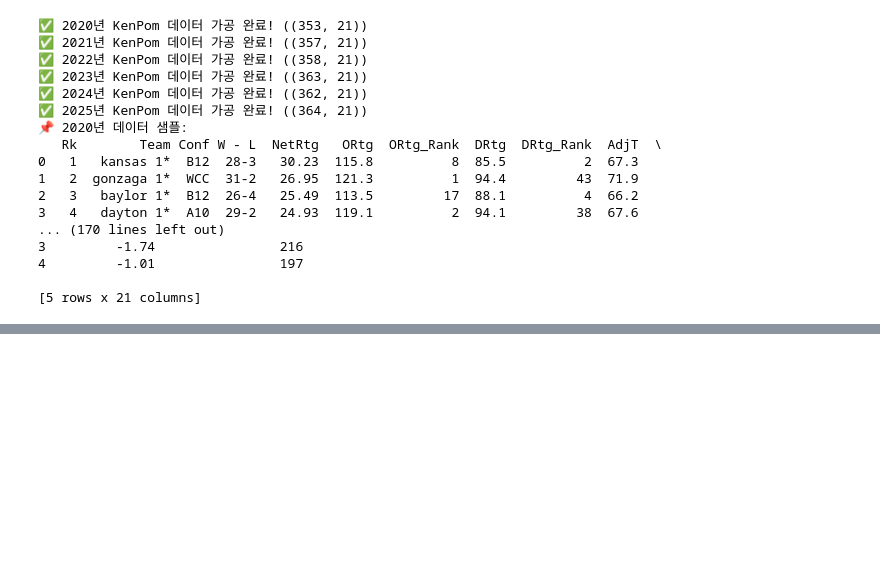
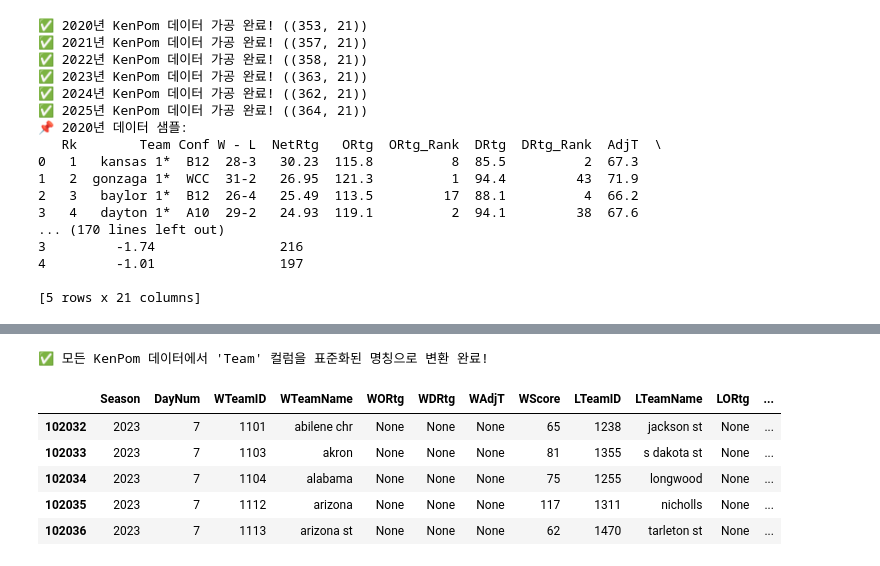
Before and after one commit to Sungi-Hwang/Kaggle, a Jupyter notebook: kaggle/Kaggle_basketball.ipynb, the cells around one changed output, grey strips where cells are left out. Saved outputs shown, nothing was run; the diff lists cells and outputs as text; code cells hidden in the pictures; blank space fills up the shorter version.

```diff
--- a/kaggle/Kaggle_basketball.ipynb
+++ b/kaggle/Kaggle_basketball.ipynb
@@ -340,7 +338,19 @@ selected_columns = [
 
 # ✅ 필요 없는 컬럼 제거 (selected_columns에 없는 컬럼 삭제)
 filtered_data = filtered_data[selected_columns]
+# 원하는 위치에 새로운 열 추가하기
 
+# WTeamName 옆에 WORtg, WDRtg, WAdjT 추가
+wteam_index = filtered_data.columns.get_loc("WTeamName") + 1  # WTeamName 다음 위치
+for col in ["WORtg", "WDRtg", "WAdjT"]:
+    filtered_data.insert(wteam_index, col, None)
+    wteam_index += 1
+
+# LTeamName 옆에 LORtg, LDRtg, LAdjT 추가
+lteam_index = filtered_data.columns.get_loc("LTeamName") + 1  # LTeamName 다음 위치
+for col in ["LORtg", "LDRtg", "LAdjT"]:
+    filtered_data.insert(lteam_index, col, None)
+    lteam_index += 1
 # ✅ 데이터 확인
 print("✅ 불필요한 컬럼 제거 완료!")
 print(filtered_data.head())
@@ -632,0 +608,51 @@ print("rqaq"
+# %%
+manual_mapping = {
+    # (1) 대표적인 NCAA 약어들
+    "byu": "brigham young",
+    "vcu": "virginia commonwealth",
+    "usc": "southern california",
+    "ucf": "central florida",
+    "lsu": "louisiana state",
+    "unlv": "nevada-las vegas",   # University of Nevada, Las Vegas
+    "uab": "alabama-birmingham", # University of Alabama at Birmingham
+    "csun": "california state-northridge",
+    "utep": "texas-el paso",     # University of Texas at El Paso
+    "utsa": "texas-san antonio", # University of Texas at San Antonio
+
+    # (2) 화면에서 잘못 매칭된 팀들 (약칭/줄임 → 표준 풀네임)
+    "siue": "southern illinois edwardsville",
+    "ut rio grande valley": "texas rio grande valley",   # University of Texas Rio Grande Valley
+    "umbc": "maryland-baltimore county",                 # University of Maryland-Baltimore County
+    "vmi": "virginia military institute",
+    "mount st. mary's": "mount st. mary’s",              # (Maryland) vs. “Saint Mary’s” (California) 구분
+    "iu indy": "Indiana - Purdue",                                  # 인디애나-퍼듀 인디애나폴리스 (Indiana University – Purdue University Indianapolis)
+    "njit": "new jersey institute of technology",
+    "sacramento st.": "california state-sacramento",
+    "UC Davis": "california-davis",
+    "uc riverside": "california-riverside",
+    "uc santa barbara": "california-santa barbara",
+    "uc irvine": "california-irvine",
+    "St. Thomas": "saint thomas(min.n)"
+
+
+    # 필요 시 계속 추가
+}
+manual_mapping_lower = {k.lower(): v for k, v in manual_mapping.items()}
+
+# 📌 KenPom 데이터의 "Team" 컬럼을 manual_mapping을 사용하여 변환
+for season, df in data_dict.items():
+    if "Team" in df.columns:  # "Team" 컬럼이 존재하는 경우만 변환
+        df["Team"] = df["Team"].str.lower().str.strip().replace(manual_mapping_lower)
+
+print("✅ 모든 KenPom 데이터에서 'Team' 컬럼을 표준화된 명칭으로 변환 완료!")
+# %% [output]
+✅ 모든 KenPom 데이터에서 'Team' 컬럼을 표준화된 명칭으로 변환 완료!
+# %%
+filtered_data.head()
+# %% [output]
+|  | Season | DayNum | WTeamID | WTeamName | WORtg | WDRtg | WAdjT | WScore | LTeamID | LTeamName | LORtg | ... |
+| 102032 | 2023 | 7 | 1101 | abilene chr | None | None | None | 65 | 1238 | jackson st | None | ... |
+| 102033 | 2023 | 7 | 1103 | akron | None | None | None | 81 | 1355 | s dakota st | None | ... |
+| 102034 | 2023 | 7 | 1104 | alabama | None | None | None | 75 | 1255 | longwood | None | ... |
+| 102035 | 2023 | 7 | 1112 | arizona | None | None | None | 117 | 1311 | nicholls | None | ... |
+| 102036 | 2023 | 7 | 1113 | arizona st | None | None | None | 62 | 1470 | tarleton st | None | ... |
```
Also changed, not shown: parts of 12 cells of this notebook, 2 other files.
